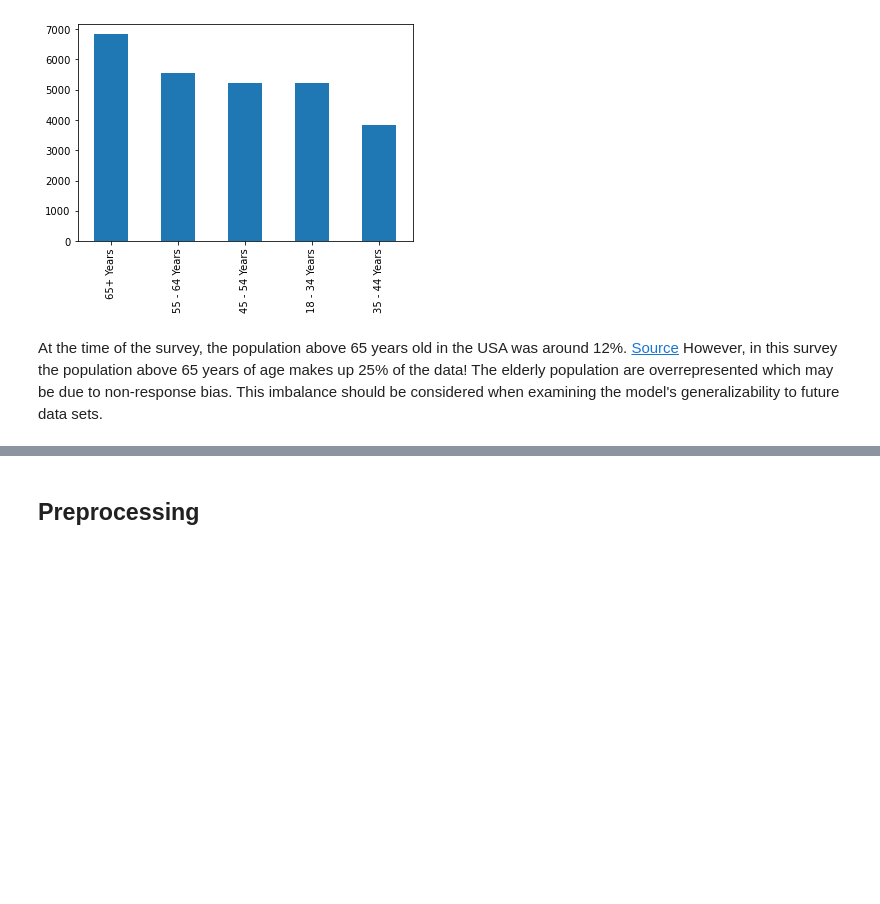
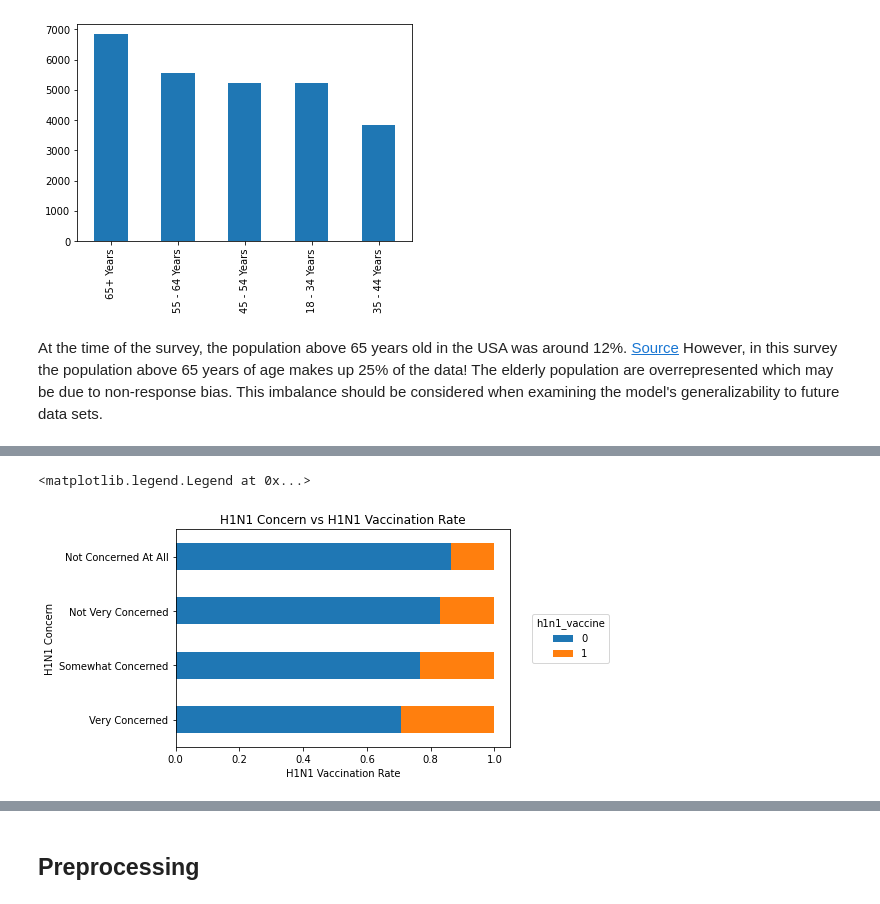
Before and after one commit to henryshin15/Phase_3_Project, a Jupyter notebook: Main_Notebook.ipynb, the cells around one changed output, grey strips where cells are left out. Drawn from its saved outputs; the diff is of its cells as text; code cells hidden in the pictures; blank space fills up the shorter version.

```diff
--- a/Main_Notebook.ipynb
+++ b/Main_Notebook.ipynb
@@ -154,0 +219,30 @@ At the time of the survey, the population above 65 years old in the USA was arou
+# %%
+#Visually, we can better see that more people are likely to get the H1N1 vaccine if they have a higher level of concern.
+#Stacked bar chart is a better way to visually read this info.
+
+concern_levels = ["Not Concerned At All", "Not Very Concerned","Somewhat Concerned","Very Concerned"]
+y_pos = np.arange(len(concern_levels))
+
+
+
+ax = props.plot.barh(stacked=True)
+ax.set_yticks(y_pos, labels = concern_levels)
+ax.invert_yaxis()
+ax.set_title("H1N1 Concern vs H1N1 Vaccination Rate")
+ax.set_xlabel("H1N1 Vaccination Rate")
+ax.set_ylabel("H1N1 Concern")
+ax.set_label(['Unvaccinated','Vaccinated'])
+
+
+
+
+ax.legend(
+
+    loc='center left',
+    bbox_to_anchor=(1.05, 0.5),
+    title='h1n1_vaccine'
+
+)
+# %% [output]
+<matplotlib.legend.Legend at 0x...>
+[figure, added]
```
Also changed, not shown: parts of 14 cells of this notebook.
